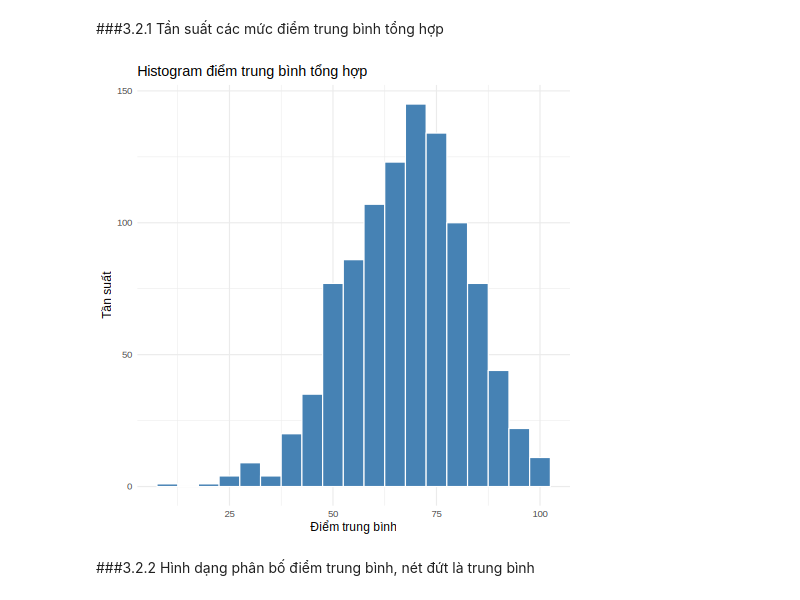
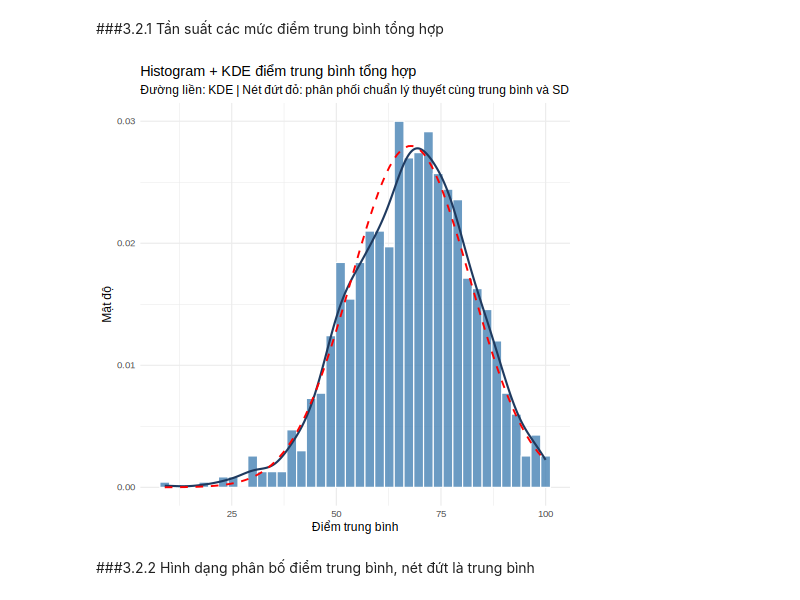
Before and after one commit to 25-DoThanQuocKhanh-24174600024/DHKL18A1HN_Do_An_Nhom_2_CD_3, a Jupyter notebook: Đồ_Án_1_Nhóm_2_2_DHKL18A1HN.ipynb, the cells around one changed output. Cells and saved outputs as stored; diff of their text form; code cells hidden in the pictures.

```diff
--- a/Đồ_Án_1_Nhóm_2_2_DHKL18A1HN.ipynb
+++ b/Đồ_Án_1_Nhóm_2_2_DHKL18A1HN.ipynb
@@ -1121,17 +1104,31 @@ save_plot(p31f, "3.1f_heatmap")
 [figure]
 # %% [markdown]
 ##3.2 Trực quan hóa phân phối
+# %%
+%%R
+#      (1) Tính chuẩn -> (2) Độ lệch / độ nhọn -> (3) Điểm dị biệt & độ không chắc chắn
+# =====================================================================
+# Hai hàm phụ: độ lệch (skewness) và độ nhọn dư (excess kurtosis, chuẩn = 0)
+skew_fn <- function(x) { x <- x[!is.na(x)]; m <- mean(x); mean((x - m)^3) / mean((x - m)^2)^1.5 }
+kurt_fn <- function(x) { x <- x[!is.na(x)]; m <- mean(x); mean((x - m)^4) / mean((x - m)^2)^2 - 3 }
+
+mu <- mean(df$average_score); s <- sd(df$average_score)
 # %% [markdown]
 ###3.2.1 Tần suất các mức điểm trung bình tổng hợp
-# %%
-%%R
-# [p32a] HISTOGRAM: tần suất các mức điểm trung bình tổng hợp (mỗi cột rộng 5 điểm)  -> plots/3.2a_histogram.png
-p32a <- ggplot(df, aes(average_score)) +
-  geom_histogram(binwidth = 5, fill = "steelblue", color = "white") +
-  labs(title = "Histogram điểm trung bình tổng hợp",
-       x = "Điểm trung bình", y = "Tần suất")
-save_plot(p32a, "3.2a_histogram")
-# %% [output]
-[figure, removed]
+# %%
+%%R
+# [p32a] HISTOGRAM + KDE (kèm đường chuẩn lý thuyết để đối chiếu)  -> plots/3.2a_histogram_kde.png
+p32a <- ggplot(df, aes(average_score)) +
+  geom_histogram(aes(y = after_stat(density)), bins = 40,
+                 fill = "steelblue", color = "white", alpha = 0.8) +
+  geom_density(color = "#1F3A5F", linewidth = 1) +
+  stat_function(fun = dnorm, args = list(mean = mu, sd = s),
+                color = "red", linetype = "dashed", linewidth = 0.9) +
+  labs(title = "Histogram + KDE điểm trung bình tổng hợp",
+       subtitle = "Đường liền: KDE | Nét đứt đỏ: phân phối chuẩn lý thuyết cùng trung bình và SD",
+       x = "Điểm trung bình", y = "Mật độ")
+save_plot(p32a, "3.2a_histogram_kde")
+# %% [output]
+[figure, added]
 # %% [markdown]
 ###3.2.2 Hình dạng phân bố điểm trung bình, nét đứt là trung bình
```
Also changed, not shown: parts of 14 cells of this notebook.
